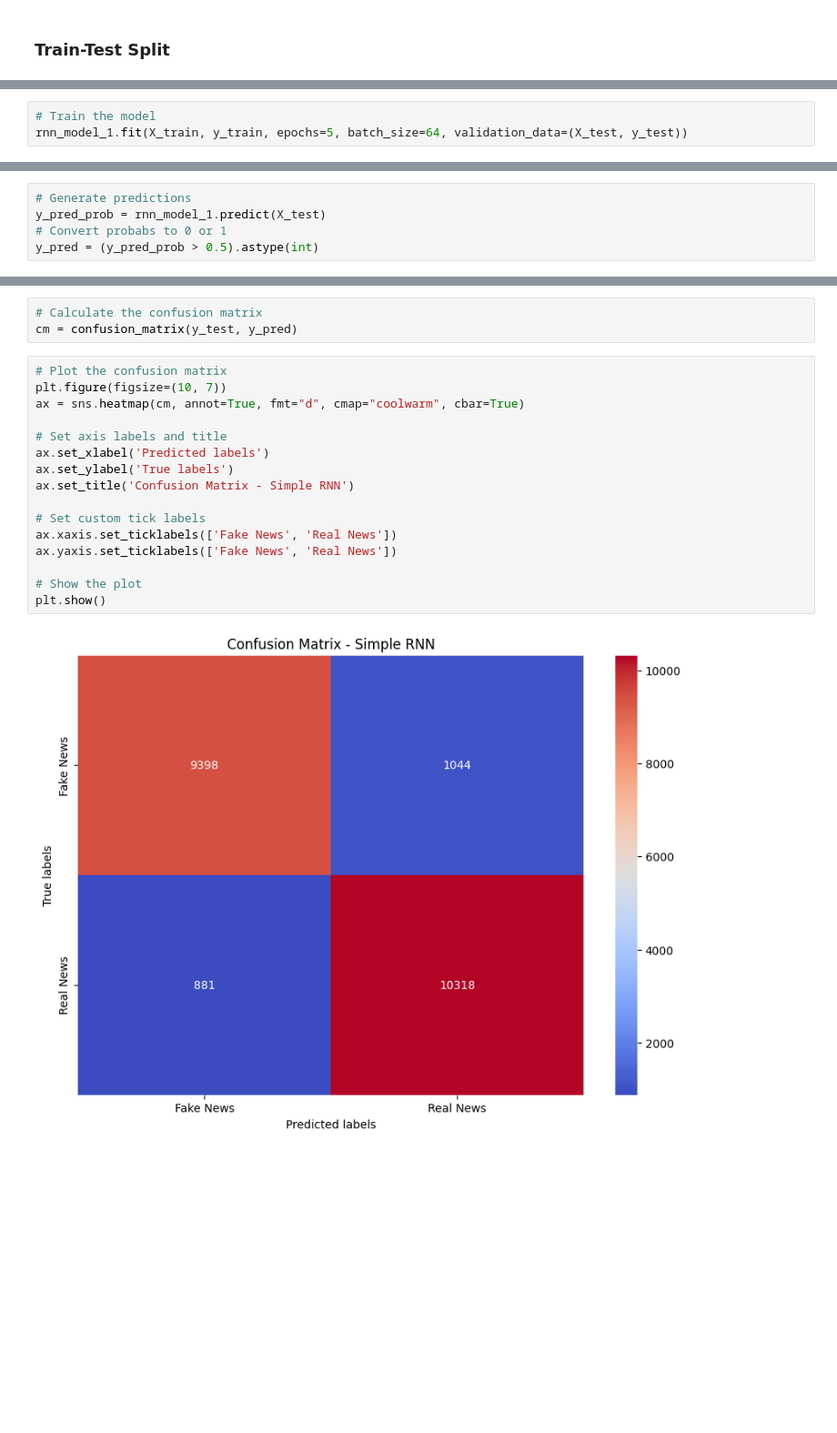
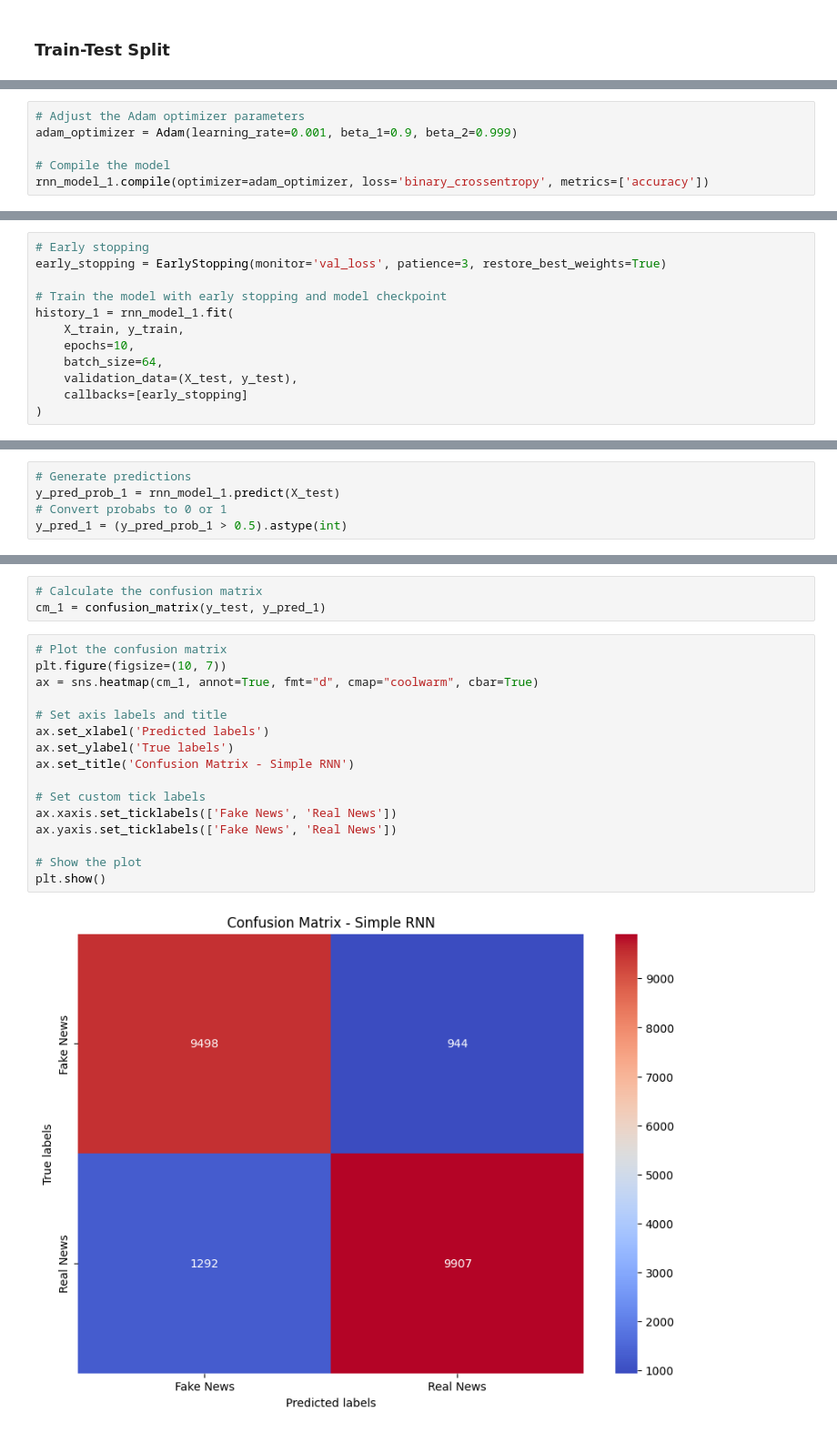
Before and after one commit to namrata1104/Fake_news_detection, a Jupyter notebook: notebooks/fakenews-jarrod.ipynb, the cells around one changed output, grey strips where cells are left out. Shown: that part at 91% size. Cells and saved outputs as stored; diff of their text form; blank space fills up the shorter version.

Commit message:
Tunned RNN model - 95% accuracy

```diff
--- a/notebooks/fakenews-jarrod.ipynb
+++ b/notebooks/fakenews-jarrod.ipynb
@@ -152 +245,7 @@ rnn_model_1.compile(optimizer=Adam(), loss='binary_crossentropy', metrics=['accu
+# %%
+# Adjust the Adam optimizer parameters
+adam_optimizer = Adam(learning_rate=0.001, beta_1=0.9, beta_2=0.999)
+
+# Compile the model
+rnn_model_1.compile(optimizer=adam_optimizer, loss='binary_crossentropy', metrics=['accuracy'])
 # %% [markdown]
@@ -154,4 +253,13 @@ rnn_model_1.compile(optimizer=Adam(), loss='binary_crossentropy', metrics=['accu
 # %%
-# Train the model
-rnn_model_1.fit(X_train, y_train, epochs=5, batch_size=64, validation_data=(X_test, y_test))
+# Early stopping
+early_stopping = EarlyStopping(monitor='val_loss', patience=3, restore_best_weights=True)
+
+# Train the model with early stopping and model checkpoint
+history_1 = rnn_model_1.fit(
+    X_train, y_train,
+    epochs=10,
+    batch_size=64,
+    validation_data=(X_test, y_test),
+    callbacks=[early_stopping]
+)
 # %% [output]
@@ -180,6 +317,6 @@ Test Accuracy: 0.91
 # %%
 # Generate predictions
-y_pred_prob = rnn_model_1.predict(X_test)
+y_pred_prob_1 = rnn_model_1.predict(X_test)
 # Convert probabs to 0 or 1
-y_pred = (y_pred_prob > 0.5).astype(int)
+y_pred_1 = (y_pred_prob_1 > 0.5).astype(int)
 # %% [output]
@@ -216,22 +353,22 @@ weighted avg       0.91      0.91      0.91     21641
 # %%
 # Calculate the confusion matrix
-cm = confusion_matrix(y_test, y_pred)
+cm_1 = confusion_matrix(y_test, y_pred_1)
 # %%
 # Plot the confusion matrix
 plt.figure(figsize=(10, 7))
-ax = sns.heatmap(cm, annot=True, fmt="d", cmap="coolwarm", cbar=True)
+ax = sns.heatmap(cm_1, annot=True, fmt="d", cmap="coolwarm", cbar=True)
 
 # Set axis labels and title
 ax.set_xlabel('Predicted labels')
 ax.set_ylabel('True labels')
 ax.set_title('Confusion Matrix - Simple RNN')
 
 # Set custom tick labels
 ax.xaxis.set_ticklabels(['Fake News', 'Real News'])
 ax.yaxis.set_ticklabels(['Fake News', 'Real News'])
 
 # Show the plot
 plt.show()
 # %% [output]
-[figure, old version]
+[figure, new version]
 # %% [markdown]
```
Also changed, not shown: parts of 56 cells of this notebook.
